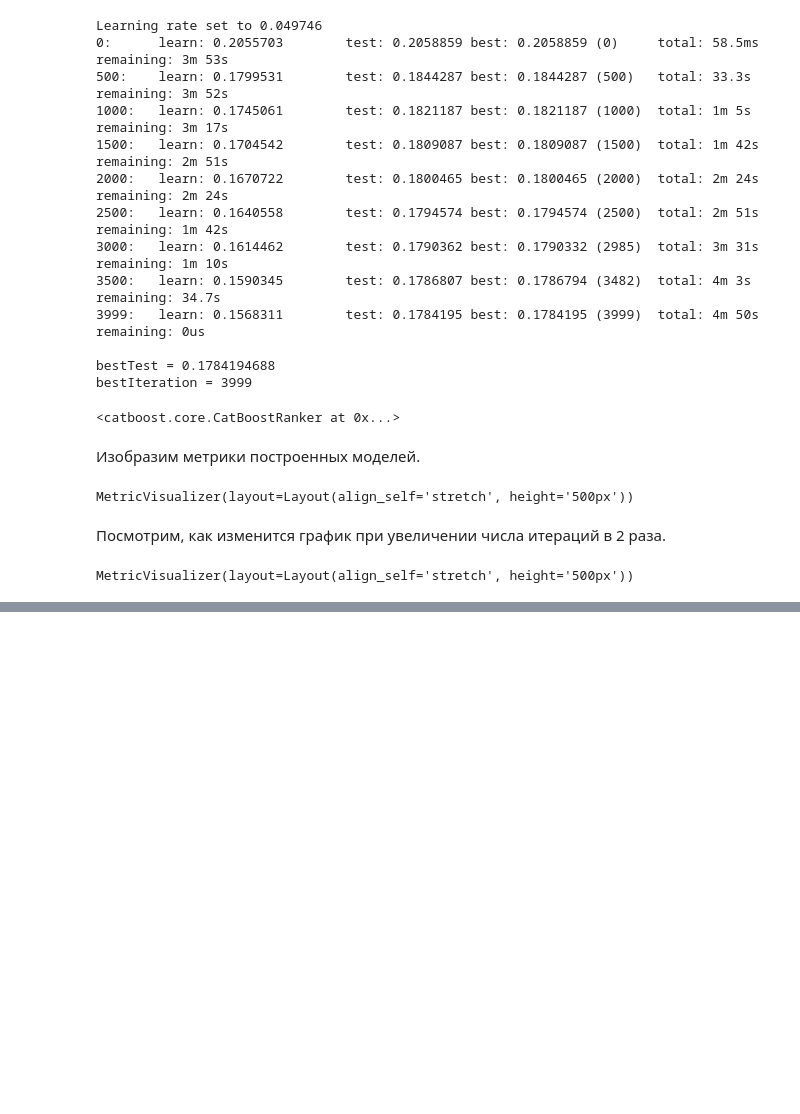
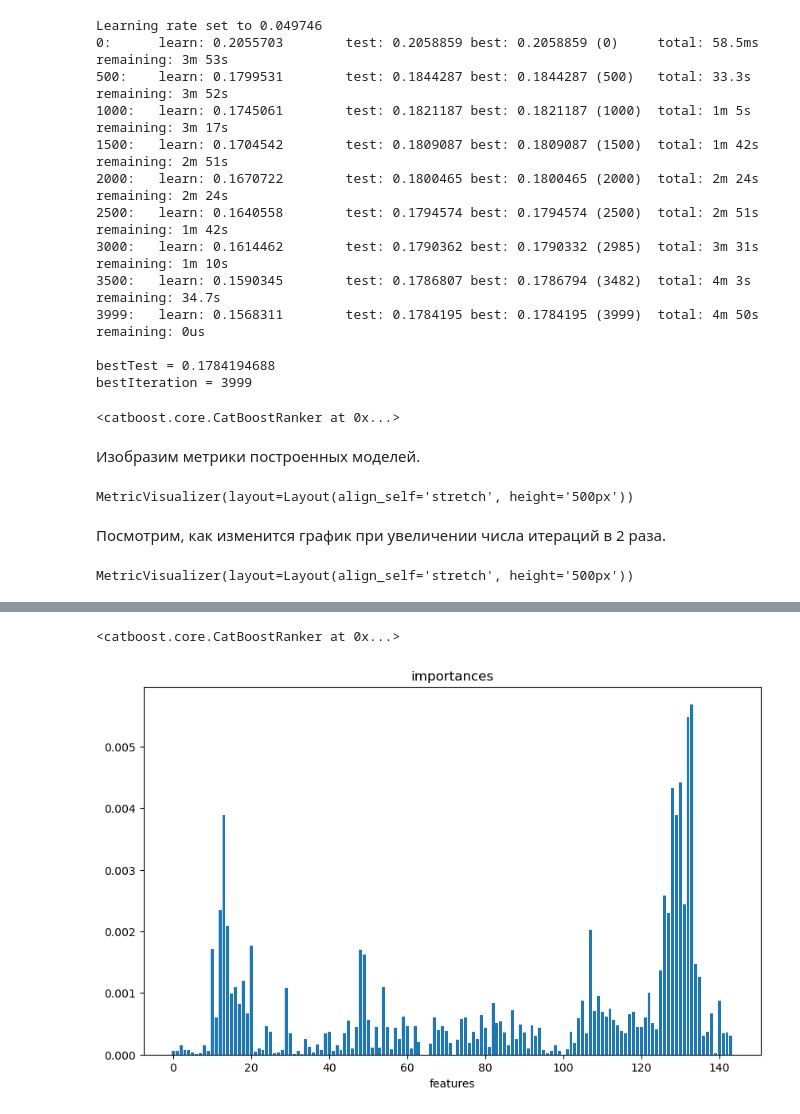
Before and after one commit to MyDum-bsu/internship_vk_ml_2024, a Jupyter notebook: utils.ipynb, the cells around one changed output, grey strips where cells are left out. Saved outputs shown, nothing was run; the diff lists cells and outputs as text; code cells hidden in the pictures; blank space fills up the shorter version.

Commit message:
added importance image

```diff
--- a/utils.ipynb
+++ b/utils.ipynb
@@ -252,3 +252,20 @@ def fit_models(losses):
 # %% [markdown]
 ![title](img/4k_recall.png)
 ![title](img/4k_pfound.png)
+# %%
+model = CatBoostRanker()
+model.load_model('pair-logit')
+# %% [output]
+<catboost.core.CatBoostRanker at 0x...>
+# %%
+imp = model.get_feature_importance(data=train)
+X_train_filtered = X_train.loc[:, np.quantile(imp, 0.5) <= imp]
+X_test_filtered = X_test.loc[:, np.quantile(imp, 0.5) <= imp]
+# %%
+plt.figure(figsize=(10, 6))
+plt.bar(np.arange(len(imp)), imp)
+plt.title('importances')
+plt.xlabel('features')
+plt.show()
+# %% [output]
+[figure, added]
```
Also changed, not shown: parts of 2 cells of this notebook, 1 other file.
